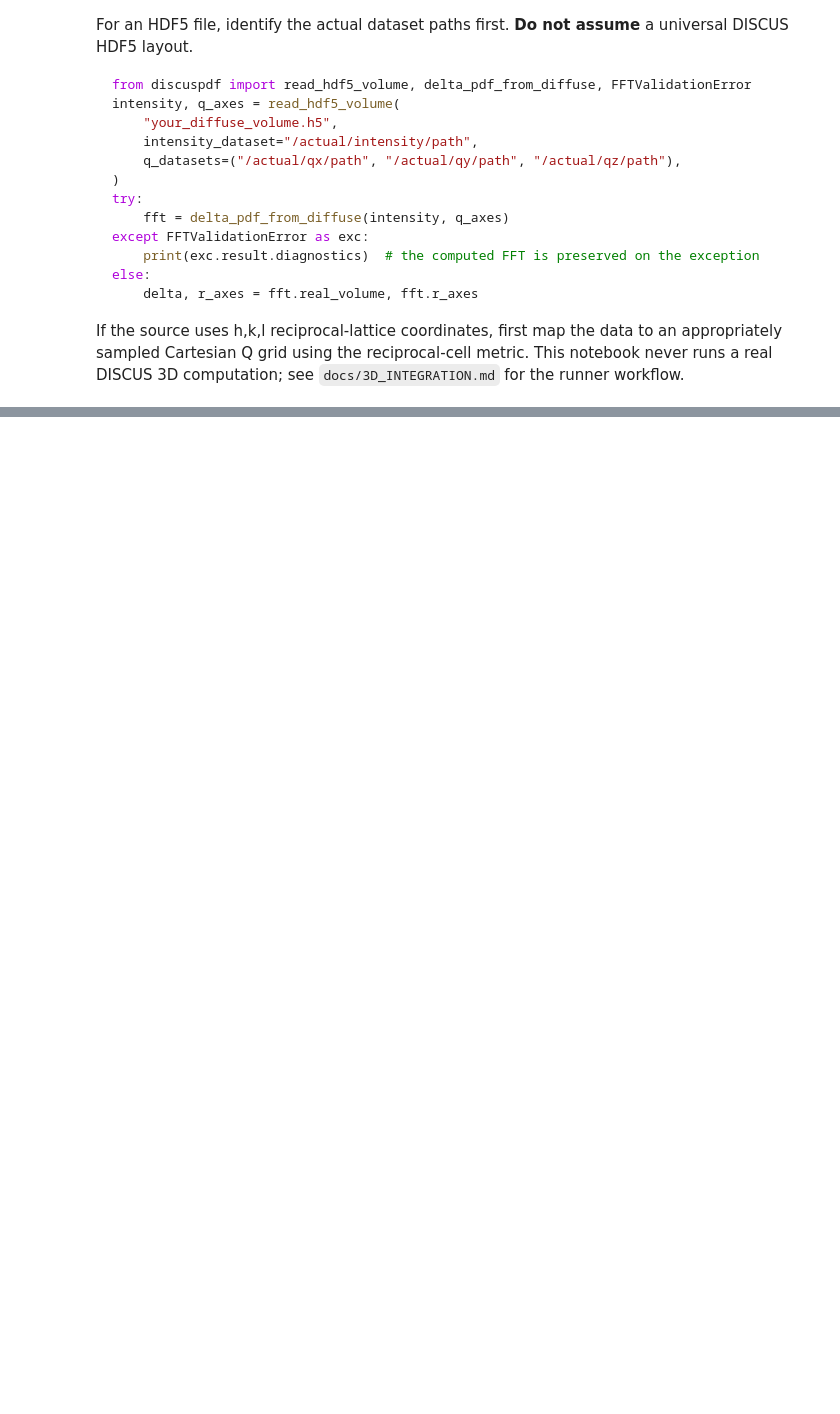
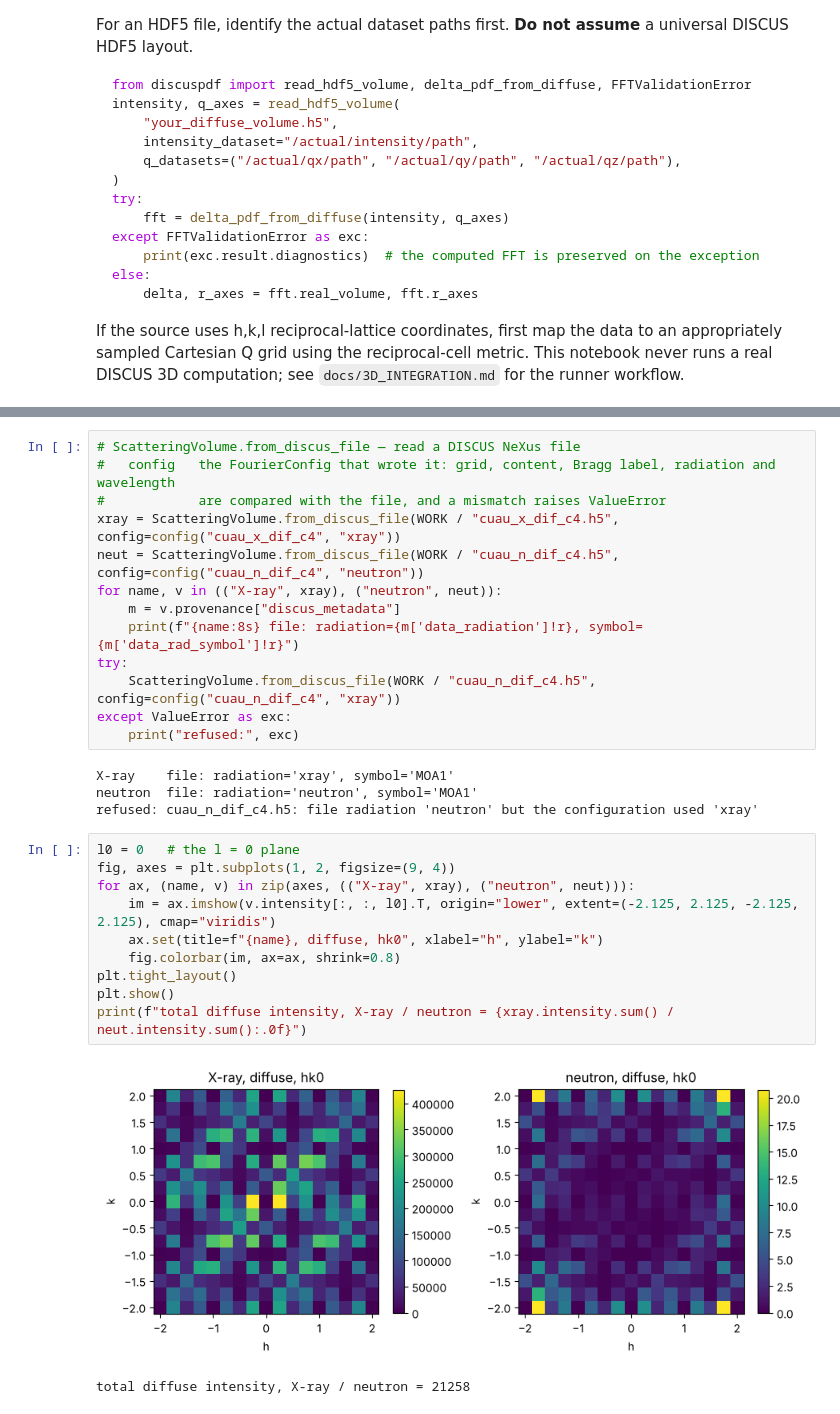
Before and after one commit to jmsweng/discus-python, a Jupyter notebook: notebooks/02_3d_delta_pdf_synthetic_example.ipynb, the cells around one changed output, grey strips where cells are left out. Saved outputs shown, nothing was run; the diff lists cells and outputs as text; blank space fills up the shorter version.

```diff
--- a/notebooks/02_3d_delta_pdf_synthetic_example.ipynb
+++ b/notebooks/02_3d_delta_pdf_synthetic_example.ipynb
@@ -66,0 +137,30 @@ If the source uses h,k,l reciprocal-lattice coordinates, first map the data to a
+# %%
+# ScatteringVolume.from_discus_file — read a DISCUS NeXus file
+#   config   the FourierConfig that wrote it: grid, content, Bragg label, radiation and wavelength
+#            are compared with the file, and a mismatch raises ValueError
+xray = ScatteringVolume.from_discus_file(WORK / "cuau_x_dif_c4.h5", config=config("cuau_x_dif_c4", "xray"))
+neut = ScatteringVolume.from_discus_file(WORK / "cuau_n_dif_c4.h5", config=config("cuau_n_dif_c4", "neutron"))
+for name, v in (("X-ray", xray), ("neutron", neut)):
+    m = v.provenance["discus_metadata"]
+    print(f"{name:8s} file: radiation={m['data_radiation']!r}, symbol={m['data_rad_symbol']!r}")
+try:
+    ScatteringVolume.from_discus_file(WORK / "cuau_n_dif_c4.h5", config=config("cuau_n_dif_c4", "xray"))
+except ValueError as exc:
+    print("refused:", exc)
+# %% [output]
+X-ray    file: radiation='xray', symbol='MOA1'
+neutron  file: radiation='neutron', symbol='MOA1'
+refused: cuau_n_dif_c4.h5: file radiation 'neutron' but the configuration used 'xray'
+# %%
+l0 = 0   # the l = 0 plane
+fig, axes = plt.subplots(1, 2, figsize=(9, 4))
+for ax, (name, v) in zip(axes, (("X-ray", xray), ("neutron", neut))):
+    im = ax.imshow(v.intensity[:, :, l0].T, origin="lower", extent=(-2.125, 2.125, -2.125, 2.125), cmap="viridis")
+    ax.set(title=f"{name}, diffuse, hk0", xlabel="h", ylabel="k")
+    fig.colorbar(im, ax=ax, shrink=0.8)
+plt.tight_layout()
+plt.show()
+print(f"total diffuse intensity, X-ray / neutron = {xray.intensity.sum() / neut.intensity.sum():.0f}")
+# %% [output]
+[figure, added]
+total diffuse intensity, X-ray / neutron = 21258
```
Also changed, not shown: parts of 6 cells of this notebook, 1 other file.
